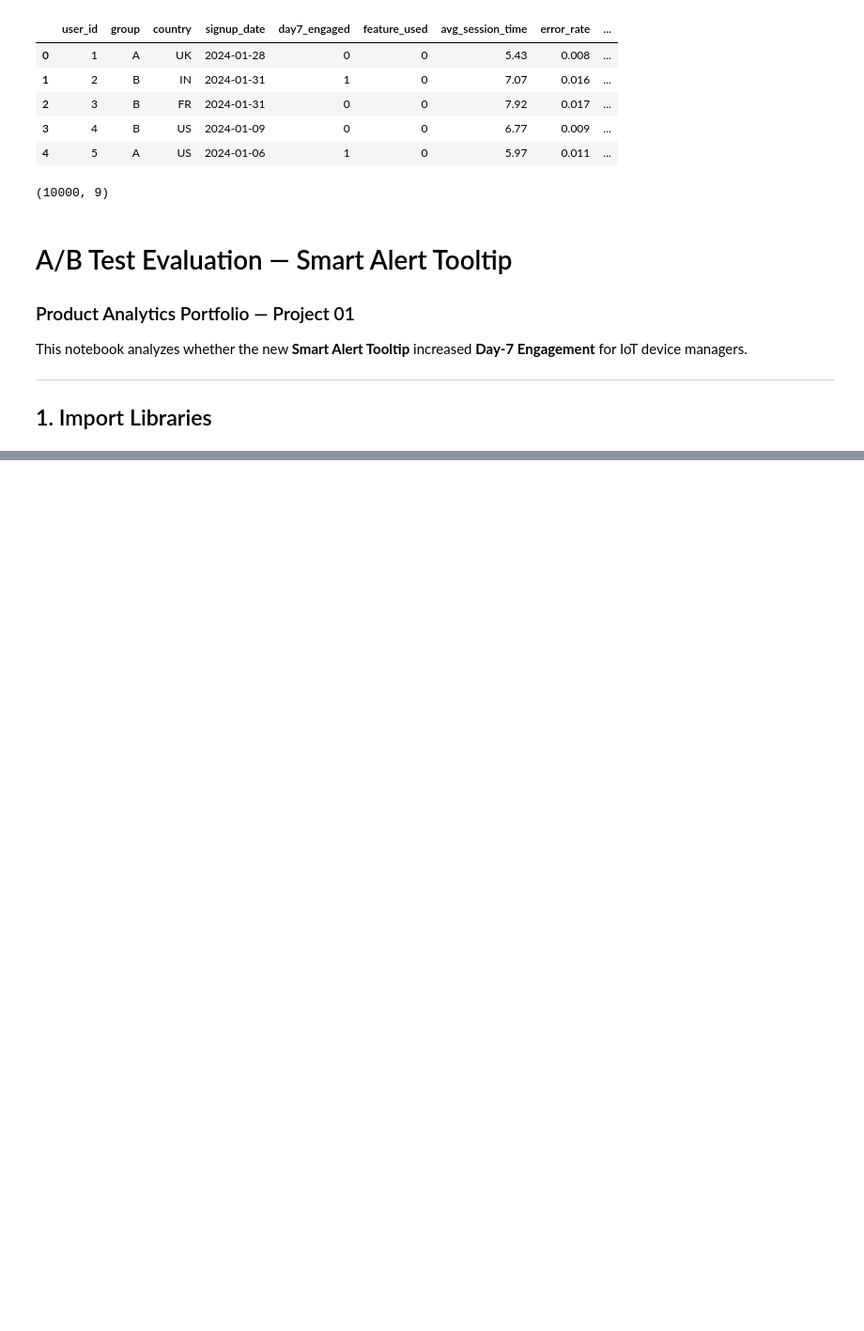
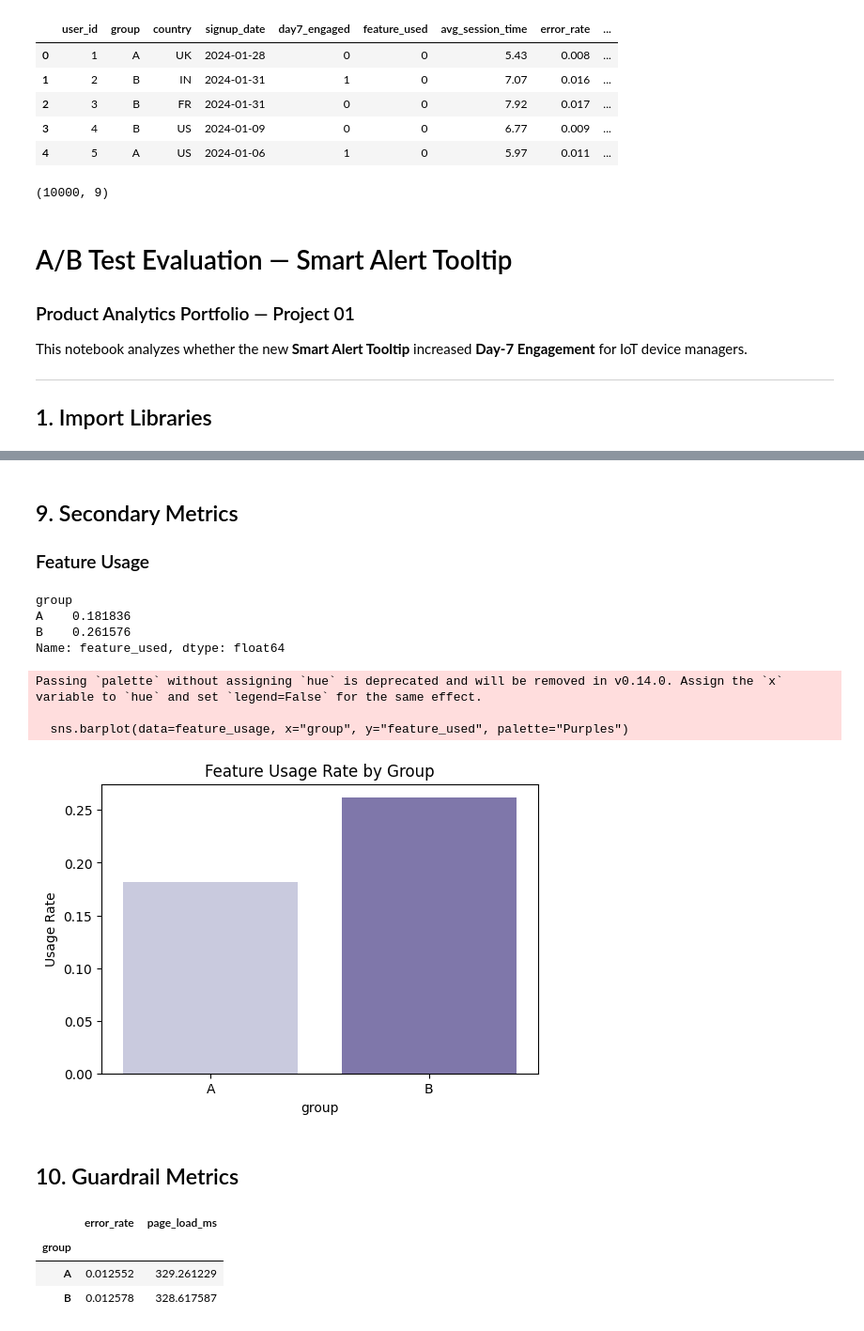
Before and after one commit to igirishkumar/product-analytics-portfolio, a Jupyter notebook: 01-ab-test-evaluation/notebooks/ab_test_analysis.ipynb, the cells around one changed output, grey strips where cells are left out. Shown at 94% size. Cells and saved outputs as stored; diff of their text form; code cells hidden in the pictures; blank space fills up the shorter version.

```diff
--- a/01-ab-test-evaluation/notebooks/ab_test_analysis.ipynb
+++ b/01-ab-test-evaluation/notebooks/ab_test_analysis.ipynb
@@ -94,0 +226,33 @@ FileNotFoundError: [Errno 2] No such file or directory: '../data/ab_test_data.cs
+# %% [markdown]
+## 9. Secondary Metrics
+### Feature Usage
+# %%
+df.groupby("group")['feature_used'].mean()
+# %% [output]
+group
+A    0.181836
+B    0.261576
+Name: feature_used, dtype: float64
+# %%
+# Secondary Metric Comparison (Feature Usage)
+feature_usage = df.groupby("group")['feature_used'].mean().reset_index()
+
+plt.figure(figsize=(6,4))
+sns.barplot(data=feature_usage, x="group", y="feature_used", palette="Purples")
+plt.title("Feature Usage Rate by Group")
+plt.ylabel("Usage Rate")
+plt.show()
+# %% [output]
+Passing `palette` without assigning `hue` is deprecated and will be removed in v0.14.0. Assign the `x` variable to `hue` and set `legend=False` for the same effect.
+
+  sns.barplot(data=feature_usage, x="group", y="feature_used", palette="Purples")
+[figure, added]
+# %% [markdown]
+## 10. Guardrail Metrics
+# %%
+df.groupby("group")[["error_rate", "page_load_ms"]].mean()
+# %% [output]
+|  | error_rate | page_load_ms |
+| group |  |  |
+| A | 0.012552 | 329.261229 |
+| B | 0.012578 | 328.617587 |
```
Also changed, not shown: parts of 40 cells of this notebook, 2 other files.
